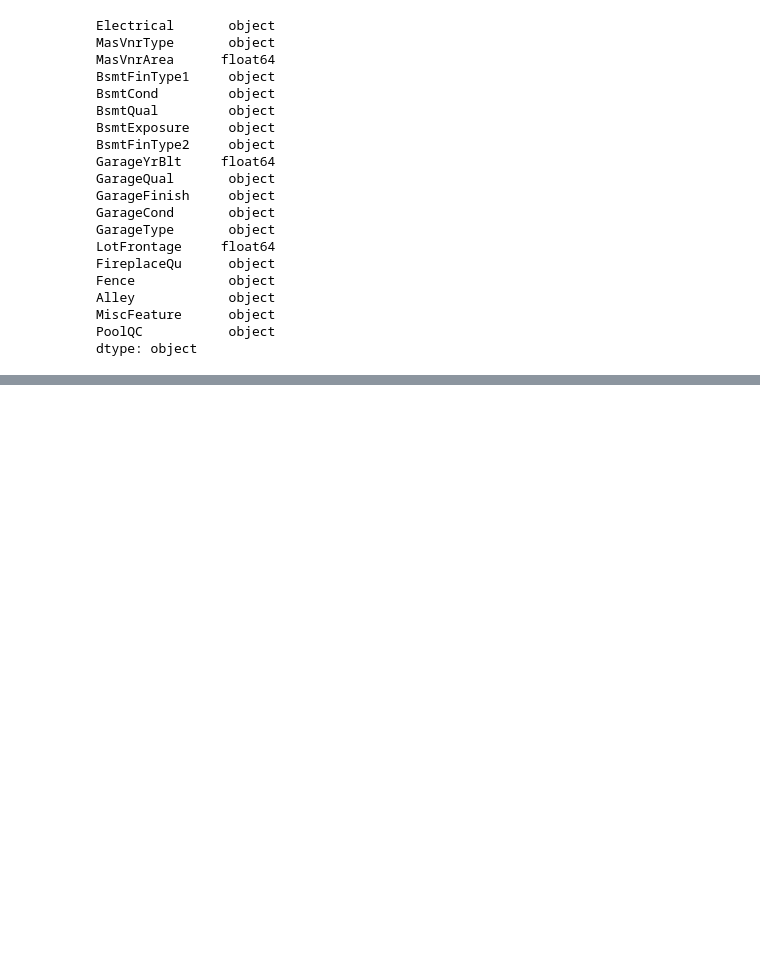
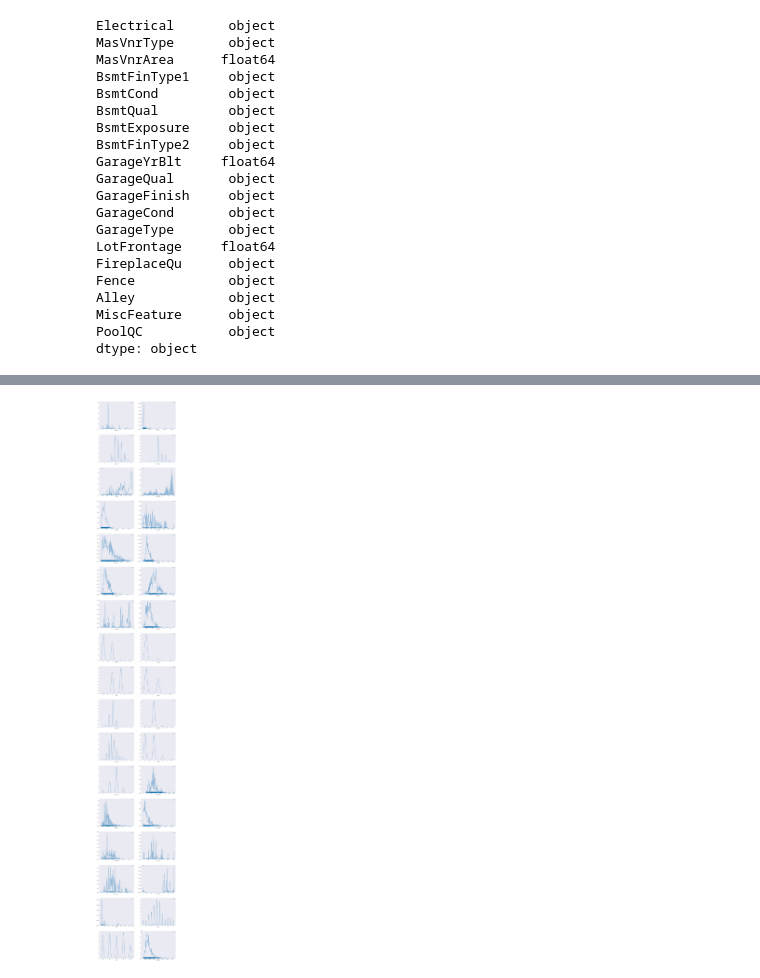
Before and after one commit to Manoj-312002/Python, a Jupyter notebook: house/house.ipynb, the cells around one changed output, grey strips where cells are left out. Drawn from its saved outputs; the diff is of its cells as text; code cells hidden in the pictures; blank space fills up the shorter version.

```diff
--- a/house/house.ipynb
+++ b/house/house.ipynb
@@ -163,0 +169,8 @@ dtype: object
+# %%
+plt.figure(figsize=(20,150))
+for i in range(len(integer.columns)):
+    plt.subplot(17,2,i +1)
+    sns.distplot(integer.iloc[:,i].dropna(), rug=True, hist=False, label='UW', kde_kws={'bw':0.1})
+    plt.xlabel(integer.columns[i])
+# %% [output]
+[figure, added]
```
Also changed, not shown: parts of 12 cells of this notebook.
